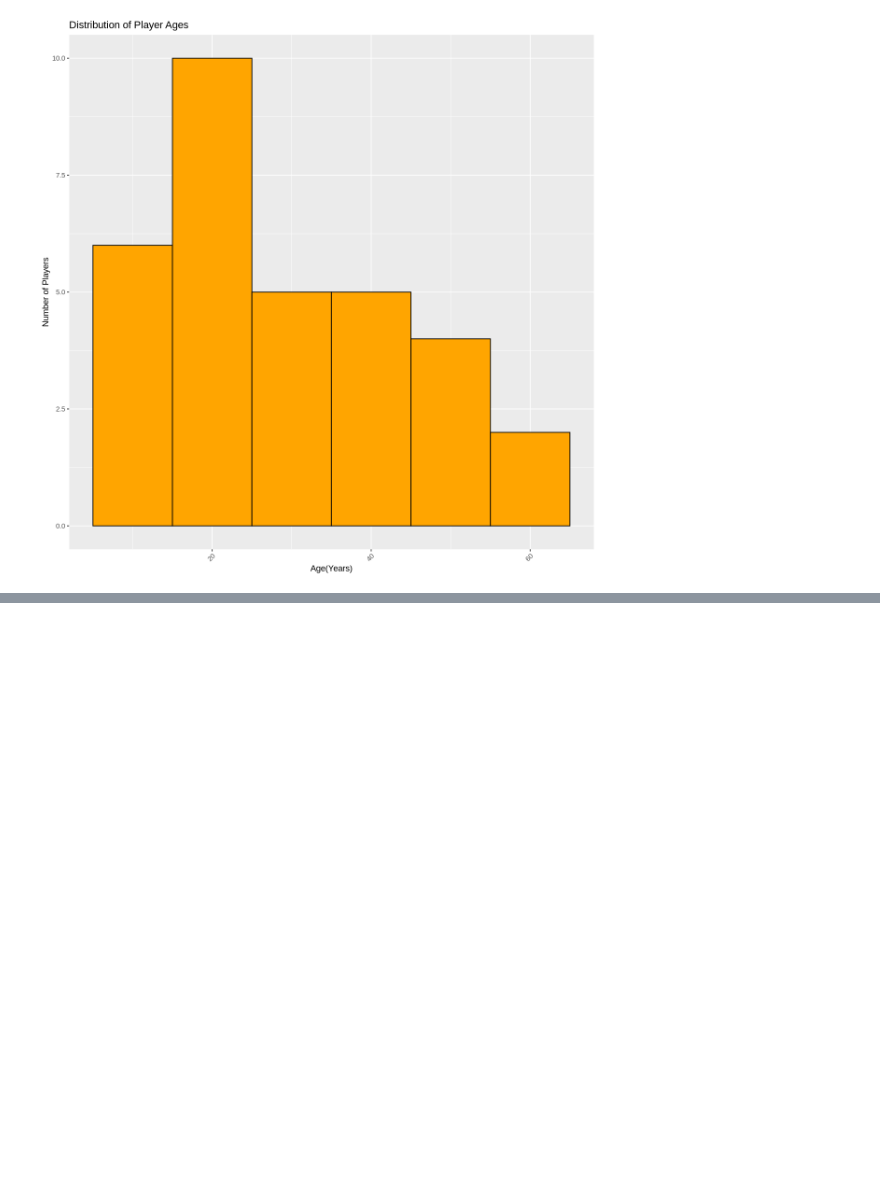
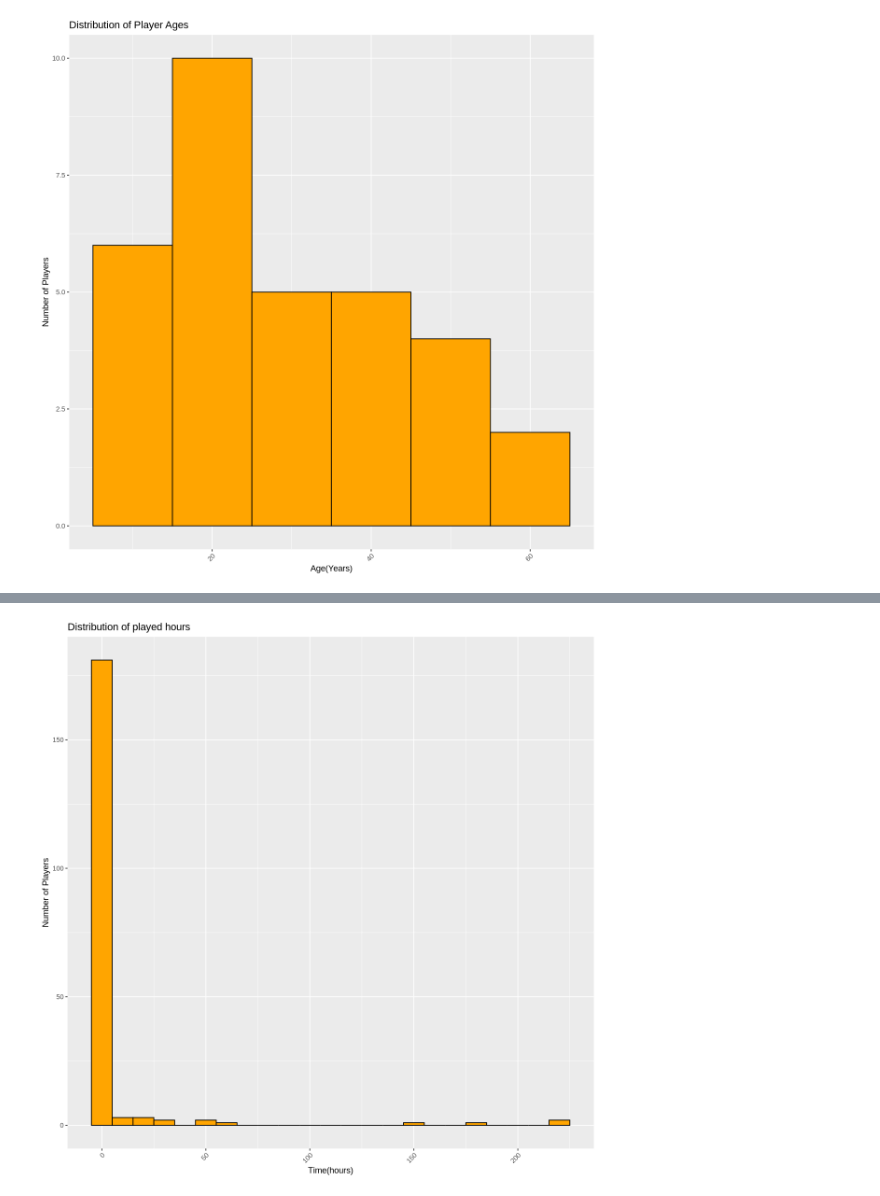
Before and after one commit to Tina20444/Subscription-Analysis, a Jupyter notebook: Planning_Report.ipynb, the cells around one changed output, grey strips where cells are left out. Drawn from its saved outputs; the diff is of its cells as text; code cells hidden in the pictures; blank space fills up the shorter version.

```diff
--- a/Planning_Report.ipynb
+++ b/Planning_Report.ipynb
@@ -123,0 +167,11 @@ ERROR: Error in eval(expr, envir, enclos): object 'age_plot' not found
+# %%
+hours_chart <- ggplot(players, aes(x = played_hours	)) +
+   geom_histogram(binwidth = 10, fill = "orange", color = "black") +
+   xlab("Time(hours)") +
+   ylab("Number of Players")+
+    ggtitle("Distribution of played hours")+
+  theme(axis.text.x = element_text(angle = 45, hjust = 1))
+
+hours_chart
+# %% [output]
+[figure, added]
```
Also changed, not shown: parts of 7 cells of this notebook.
